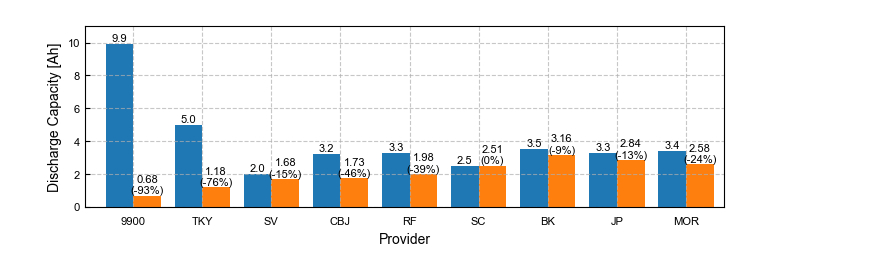
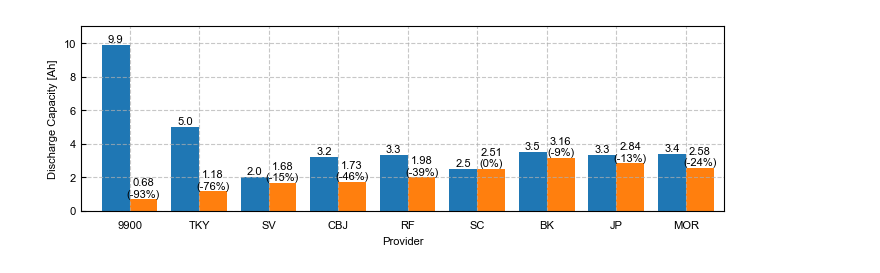
Before and after one commit to jinhongm-umich/Glimpse, a Jupyter notebook: Amazon cells/Clean-fig8.ipynb, the cells around one changed output. Cells and saved outputs as stored; diff of their text form; code cells hidden in the pictures.

```diff
--- a/Amazon cells/Clean-fig8.ipynb
+++ b/Amazon cells/Clean-fig8.ipynb
@@ -71,36 +71,36 @@ labels = ['9900','TKY','SV','CBJ','RF','SC','BK','JP','MOR']  # Use file names a
 x = range(len(labels))
 
 fig, ax = plt.subplots(figsize=(fig_width_2col_inches, fig_height))  # Adjust the figsize as necessary
 
 # Plotting the bars
 bar_width = 0.4
 ax.bar(x, hardcoded_values, width=bar_width, label='Hardcoded Values', align='center')
 ax.bar([p + bar_width for p in x], extracted_values, width=bar_width, label='Extracted Values', align='center')
 
 # Adding labels and title
-ax.set_ylabel('Discharge Capacity [Ah]', fontsize=10)
-ax.set_xlabel('Provider', fontsize=10)
+ax.set_ylabel('Discharge Capacity [Ah]')
+ax.set_xlabel('Provider')
 ax.set_xticks([p + bar_width / 2 for p in x])
 ax.set_xticklabels(labels, ha='center')
 
 ax.set_ylim(0, 11)
 ax.set_xlim(-0.5, 8.75)
 # 그리드 켜기
 ax.grid(True, linestyle='--', alpha=0.7)
 
 # Adding percentage differences above the bars
 for i in range(len(labels)):
     difference = int(((extracted_values[i] - hardcoded_values[i]) / hardcoded_values[i]) * 100)  # 퍼센트를 정수로 변환
     ax.text(i, hardcoded_values[i] + 0.05, f'{hardcoded_values[i]}', ha='center', va='bottom')
     ax.text(i + bar_width, extracted_values[i] + 0.7, f'{extracted_values[i]:.2f}', ha='center', va='bottom')
     ax.text(i + bar_width, extracted_values[i] + 0.6, f'({difference}%)', ha='center', va='top')
 
 # ax.legend()
 
 plt.tight_layout()
 plt.show()
 # %% [output]
-[figure, old version]
+[figure, new version]
 # %%
 import os
 import pandas as pd
```
Also changed, not shown: parts of 2 cells of this notebook, 4 other files.
